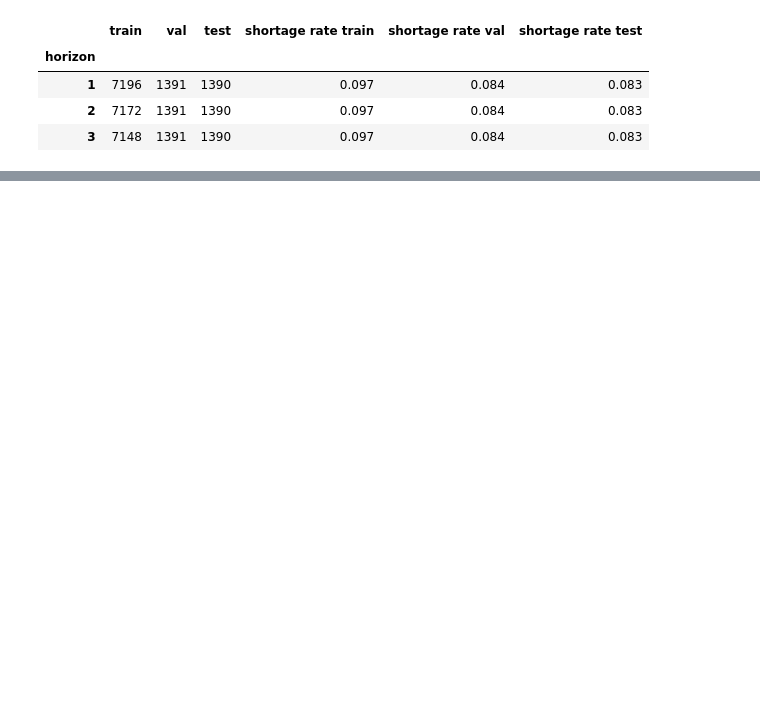
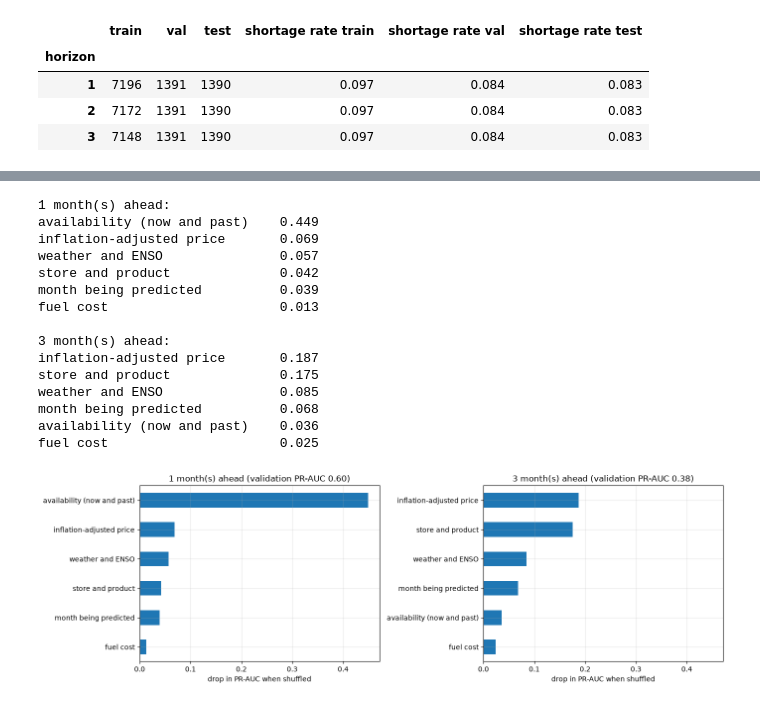
Before and after one commit to codedough/MidTermProject, a Jupyter notebook: notebook.ipynb, the cells around one changed output, grey strips where cells are left out. Cells and saved outputs as stored; diff of their text form; code cells hidden in the pictures; blank space fills up the shorter version.

```diff
--- a/notebook.ipynb
+++ b/notebook.ipynb
@@ -698,0 +436,55 @@ display(by_prod.round(2))
+# %%
+def predict_p(model, X):
+    return model.predict_proba(pf.to_records(X))[:, 1]
+
+def permutation_by_group(model, X, y, groups, n_repeats=5, seed=1):
+    """Drop in PR-AUC when a group of columns is shuffled together."""
+    rng = np.random.default_rng(seed)
+    base = average_precision_score(y, predict_p(model, X))
+    out = {}
+    for name, cols in groups.items():
+        drops = []
+        for _ in range(n_repeats):
+            Xp = X.copy()
+            Xp[cols] = X[cols].values[rng.permutation(len(X))]
+            drops.append(base - average_precision_score(y, predict_p(model, Xp)))
+        out[name] = float(np.mean(drops))
+    return pd.Series(out).sort_values(ascending=False), base
+
+single = {c: [c] for c in feats}
+groups = {
+    "availability (now and past)": ["avail", "avail_lag1", "avail_lag2", "avail_lag3", "avail_lag12"],
+    "inflation-adjusted price": ["real_logprice", "real_logprice_lag1", "real_logprice_lag12"],
+    "weather and ENSO": pf.WEATHER_NUM,
+    "month being predicted": ["target_month_sin", "target_month_cos"],
+    "fuel cost": ["fuel_cost_index"],
+    "store and product": pf.CATEGORICAL,
+}
+
+fits = {h: pf.make_model("xgboost").fit(pf.to_records(tr), tr["y"])
+        for h, tr in [(1, tr1), (3, tr3)]}
+fig, ax = plt.subplots(1, 2, figsize=(14, 4.5), sharex=True)
+for a, (h, va) in zip(ax, [(1, va1), (3, va3)]):
+    g, base = permutation_by_group(fits[h], va[feats], va["y"], groups)
+    g.iloc[::-1].plot.barh(ax=a, title=f"{h} month(s) ahead (validation PR-AUC {base:.2f})")
+    a.set_xlabel("drop in PR-AUC when shuffled")
+    print(f"{h} month(s) ahead:"); print(g.round(3).to_string()); print()
+plt.tight_layout()
+plt.show()
+# %% [output]
+1 month(s) ahead:
+availability (now and past)    0.449
+inflation-adjusted price       0.069
+weather and ENSO               0.057
+store and product              0.042
+month being predicted          0.039
+fuel cost                      0.013
+
+3 month(s) ahead:
+inflation-adjusted price       0.187
+store and product              0.175
+weather and ENSO               0.085
+month being predicted          0.068
+availability (now and past)    0.036
+fuel cost                      0.025
+[figure, added]
```
Also changed, not shown: parts of 52 cells of this notebook, 17 other files.
